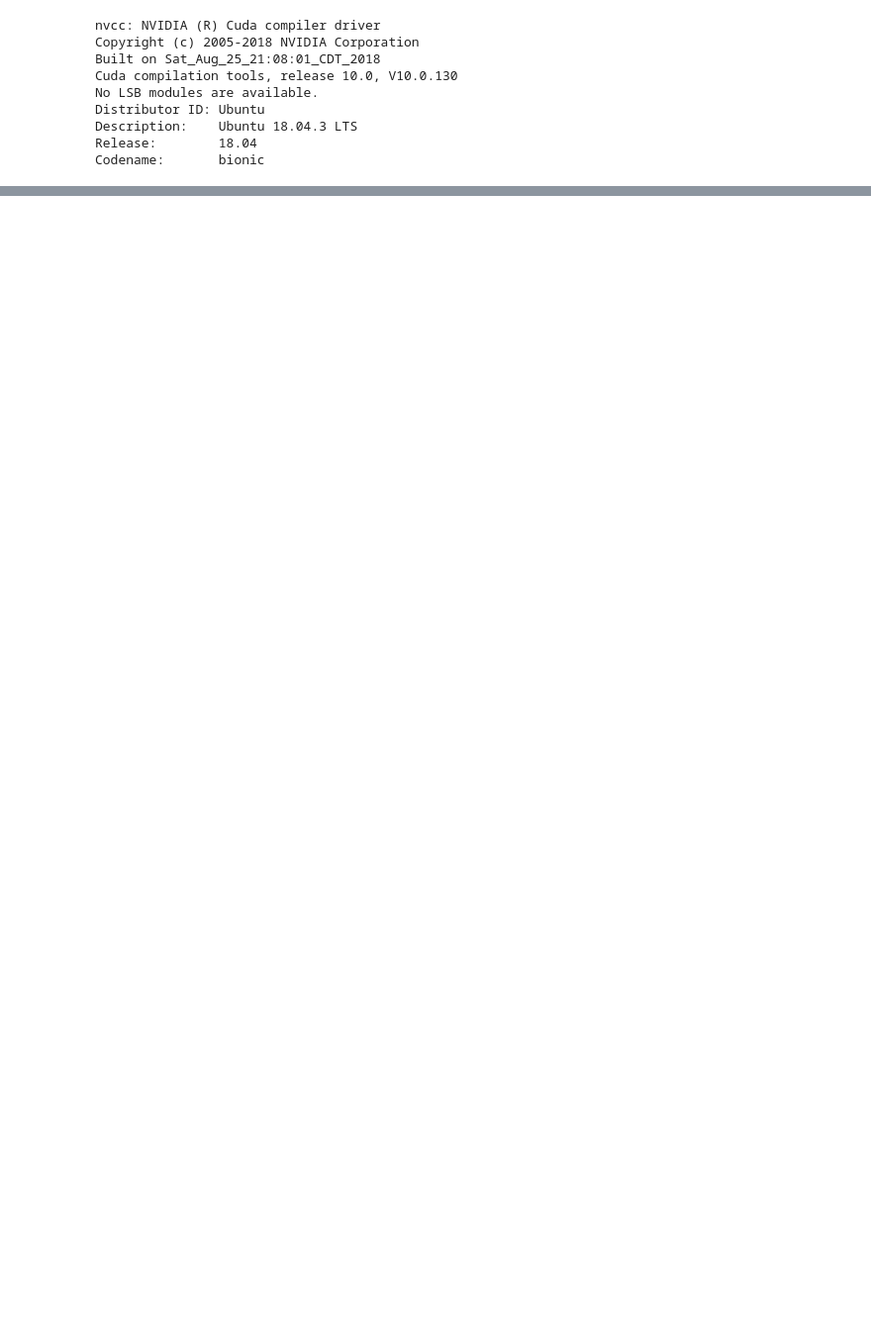
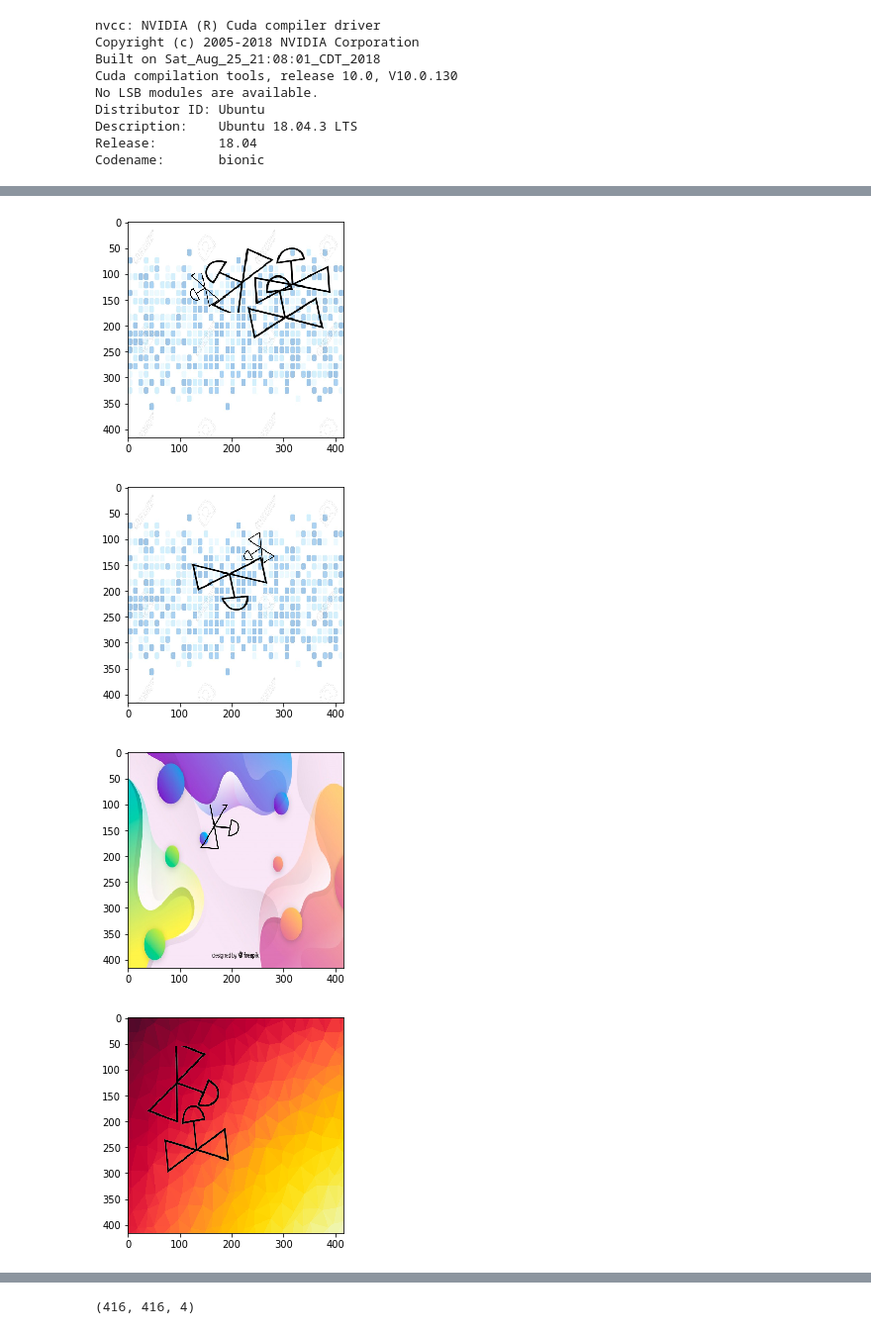
Before and after one commit to FenryrMKIII/objectDetection-yoloV3-pyTorch, a Jupyter notebook: Symbol_recognition_pyTorchYolo.ipynb, the cells around one changed output, grey strips where cells are left out. Shown at 99% size. Saved outputs shown, nothing was run; the diff lists cells and outputs as text; code cells hidden in the pictures; blank space fills up the shorter version.

```diff
--- a/Symbol_recognition_pyTorchYolo.ipynb
+++ b/Symbol_recognition_pyTorchYolo.ipynb
@@ -565,0 +235,7 @@ Total Detection Time: 14.000000 Seconds
+# %%
+# inspect some coco data to understand configuration
+!cat config/coco.data
+!cat config/custom.data
+!cat config/coco.cfg
+test_image = mpimg.imread(os.path.join(os.getcwd(), "data/coco/images/train2014", "COCO_train2014_000000291438.jpg"))
+test_image.shape
@@ -565,0 +323,20 @@ Total Detection Time: 14.000000 Seconds
+# %%
+# check some generated picture
+import cv2
+import numpy as np
+import random
+picturesList = os.listdir(os.path.join(os.getcwd(), "objectDetection-overlay/trainingSet"))
+picturesList = [picture for picture in picturesList if picture.endswith("png")]
+somePictures = random.sample(picturesList,10)
+
+for img in somePictures:
+  test_image = mpimg.imread(os.path.join(os.getcwd(), "objectDetection-overlay/trainingSet", img)) # predicted image is saved in darknet directory ... Clever way to do that ??
+  plt.imshow(test_image) # creates img on curent figure
+  plt.show() # actually displays the figure
+
+test_image.shape
+# %% [output]
+[figure, added]
+[figure, added]
+[figure, added]
+[figure, added]
@@ -565,0 +349 @@ Total Detection Time: 14.000000 Seconds
+(416, 416, 4)
```
Also changed, not shown: parts of 75 cells of this notebook.
